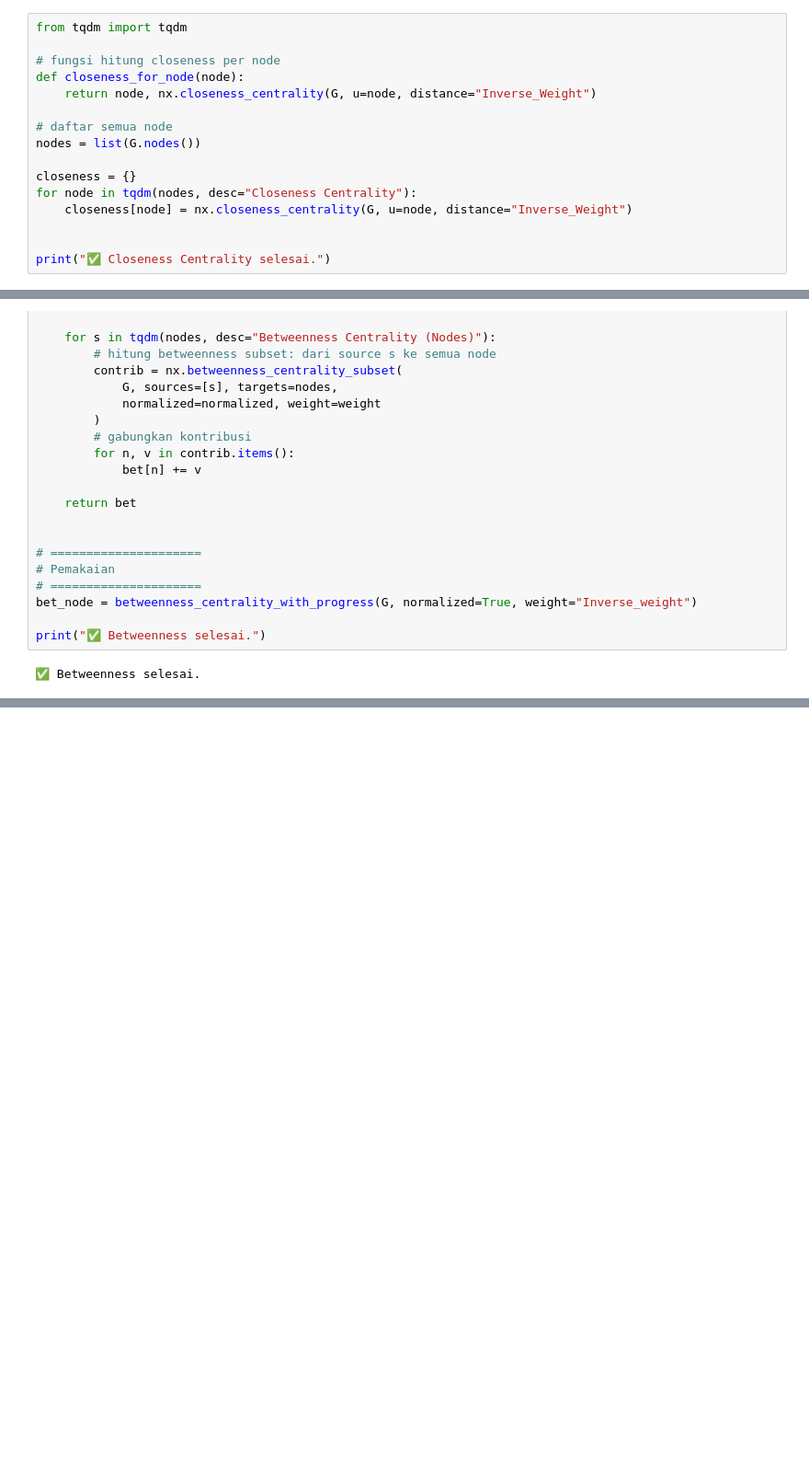
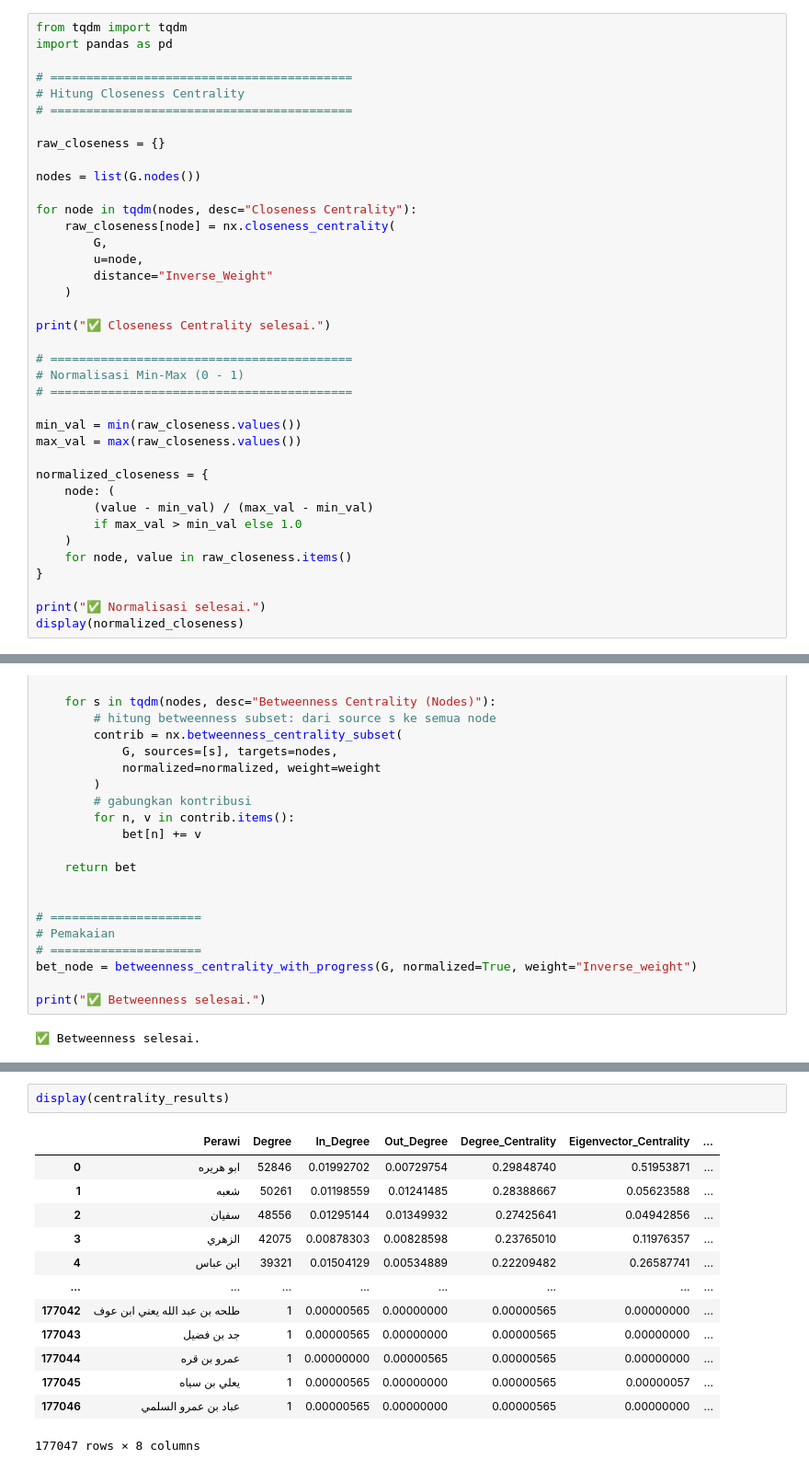
Before and after one commit to Nazrililham090805/sanad-hadith, a Jupyter notebook: src/NetworkX.ipynb, the cells around one changed output, grey strips where cells are left out. Shown at 92% size. Drawn from its saved outputs; the diff is of its cells as text; blank space fills up the shorter version.

```diff
--- a/src/NetworkX.ipynb
+++ b/src/NetworkX.ipynb
@@ -159,18 +303,40 @@ Jumlah edge : 40000
 # %%
 from tqdm import tqdm
+import pandas as pd
 
-# fungsi hitung closeness per node
-def closeness_for_node(node):
-    return node, nx.closeness_centrality(G, u=node, distance="Inverse_Weight")
+# ==========================================
+# Hitung Closeness Centrality
+# ==========================================
 
-# daftar semua node
+raw_closeness = {}
+
 nodes = list(G.nodes())
 
-closeness = {}
 for node in tqdm(nodes, desc="Closeness Centrality"):
-    closeness[node] = nx.closeness_centrality(G, u=node, distance="Inverse_Weight")
-
+    raw_closeness[node] = nx.closeness_centrality(
+        G,
+        u=node,
+        distance="Inverse_Weight"
+    )
 
 print("✅ Closeness Centrality selesai.")
+
+# ==========================================
+# Normalisasi Min-Max (0 - 1)
+# ==========================================
+
+min_val = min(raw_closeness.values())
+max_val = max(raw_closeness.values())
+
+normalized_closeness = {
+    node: (
+        (value - min_val) / (max_val - min_val)
+        if max_val > min_val else 1.0
+    )
+    for node, value in raw_closeness.items()
+}
+
+print("✅ Normalisasi selesai.")
+display(normalized_closeness)
 # %% [output]
 ✅ Closeness Centrality selesai.
@@ -511,0 +458,16 @@ print(f"\nFile untuk Gephi: CentralityPerawi_All.graphml")
+# %%
+display(centrality_results)
+# %% [output]
+|  | Perawi | Degree | In_Degree | Out_Degree | Degree_Centrality | Eigenvector_Centrality | ... |
+| 0 | ابو هريره | 52846 | 0.01992702 | 0.00729754 | 0.29848740 | 0.51953871 | ... |
+| 1 | شعبه | 50261 | 0.01198559 | 0.01241485 | 0.28388667 | 0.05623588 | ... |
+| 2 | سفيان | 48556 | 0.01295144 | 0.01349932 | 0.27425641 | 0.04942856 | ... |
+| 3 | الزهري | 42075 | 0.00878303 | 0.00828598 | 0.23765010 | 0.11976357 | ... |
+| 4 | ابن عباس | 39321 | 0.01504129 | 0.00534889 | 0.22209482 | 0.26587741 | ... |
+| ... | ... | ... | ... | ... | ... | ... | ... |
+| 177042 | طلحه بن عبد الله يعني ابن عوف | 1 | 0.00000565 | 0.00000000 | 0.00000565 | 0.00000000 | ... |
+| 177043 | جد بن فضيل | 1 | 0.00000565 | 0.00000000 | 0.00000565 | 0.00000000 | ... |
+| 177044 | عمرو بن قره | 1 | 0.00000000 | 0.00000565 | 0.00000565 | 0.00000000 | ... |
+| 177045 | يعلي بن سياه | 1 | 0.00000565 | 0.00000000 | 0.00000565 | 0.00000057 | ... |
+| 177046 | عباد بن عمرو السلمي | 1 | 0.00000565 | 0.00000000 | 0.00000565 | 0.00000000 | ... |
+177047 rows × 8 columns
```
Also changed, not shown: parts of 22 cells of this notebook, 2 other files.
